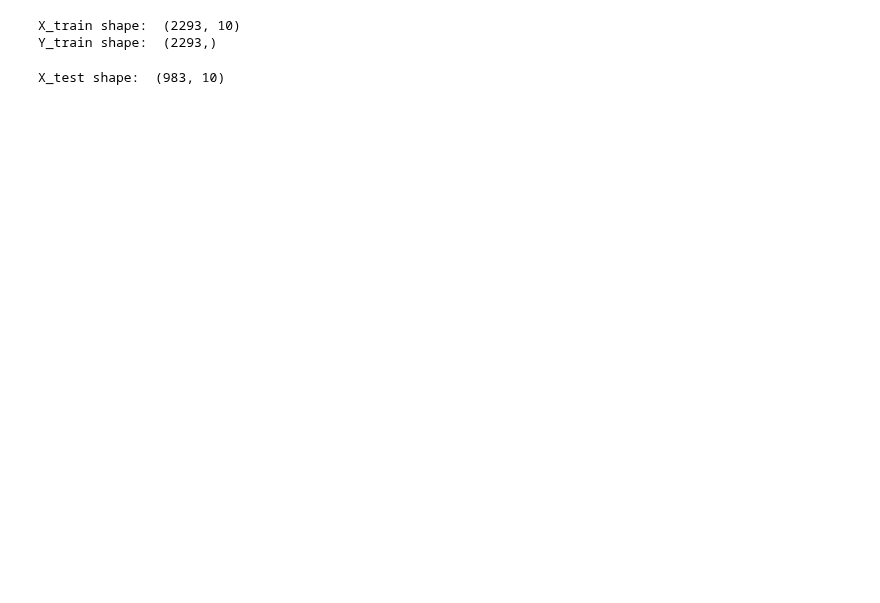
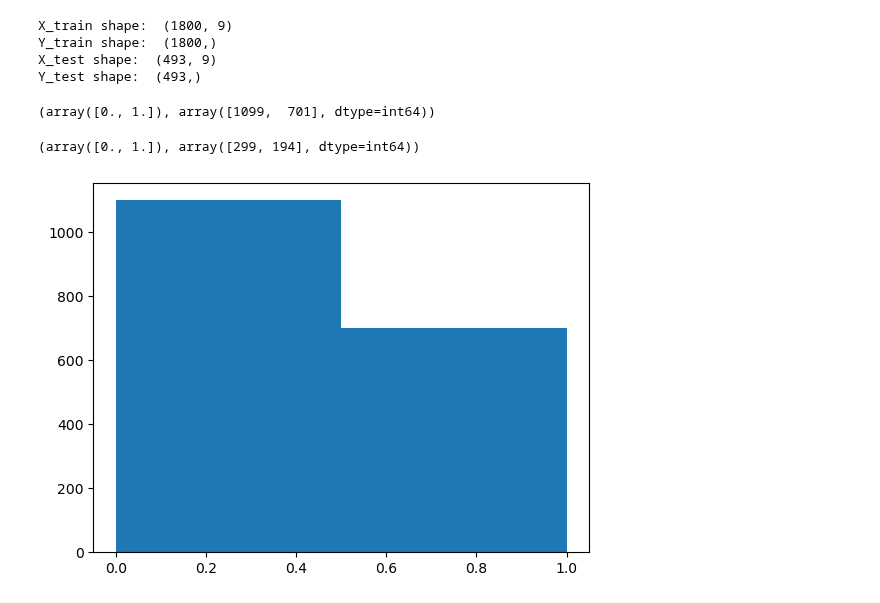
Before and after one commit to marcanii/SIS421---2-23, a Jupyter notebook: Practices/Practice1/neural_networks_01.ipynb, the cells around one changed output. Cells and saved outputs as stored; diff of their text form; code cells hidden in the pictures; blank space fills up the shorter version.

```diff
--- a/Practices/Practice1/neural_networks_01.ipynb
+++ b/Practices/Practice1/neural_networks_01.ipynb
@@ -6,16 +8,30 @@ import numpy as np
 # %%
-# cargando datos de entrenamiento
-train_data = np.loadtxt('water_quality_train.csv', delimiter=',', skiprows=1)
-X_train, y_train = train_data[:, 0:10], train_data[:, 10]
+# cargando datos
+train_data = np.loadtxt('train_dataset.csv', delimiter=',', skiprows=1)
+X_train, y_train = train_data[:1800, :9], train_data[:1800, 9]
 print("X_train shape: ", X_train.shape)
 print("Y_train shape: ", y_train.shape)
+X_test, y_test = train_data[1800:, :9], train_data[1800:, 9]
+print("X_test shape: ", X_test.shape)
+print("Y_test shape: ", y_test.shape)
 # %% [output]
-X_train shape:  (2293, 10)
-Y_train shape:  (2293,)
+X_train shape:  (1800, 9)
+Y_train shape:  (1800,)
+X_test shape:  (493, 9)
+Y_test shape:  (493,)
-# %%
-# cargando datos de test
-test_data = np.loadtxt('water_quality_test.csv', delimiter=',', skiprows=1)
-X_test = test_data[:, :]
-print("X_test shape: ", X_test.shape)
-# %% [output]
-X_test shape:  (983, 10)
+# %%
+unique_train, counts_train = np.unique(y_train, return_counts=True)
+unique_train, counts_train
+# %% [output]
+(array([0., 1.]), array([1099,  701], dtype=int64))
+# %%
+unique_test, counts_test = np.unique(y_test, return_counts=True)
+unique_test, counts_test
+# %% [output]
+(array([0., 1.]), array([299, 194], dtype=int64))
+# %%
+# distribución de clases
+plt.hist(y_train, bins=2)
+plt.show()
+# %% [output]
+[figure, added]
```
Also changed, not shown: parts of 13 cells of this notebook, 5 other files.
